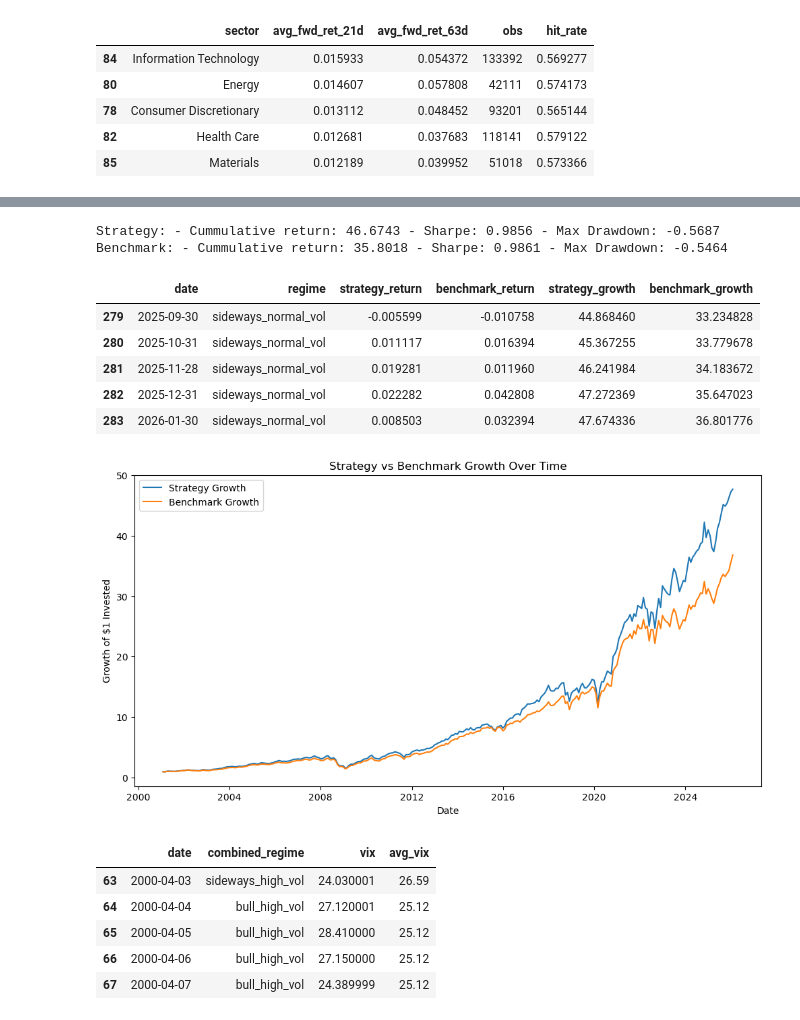
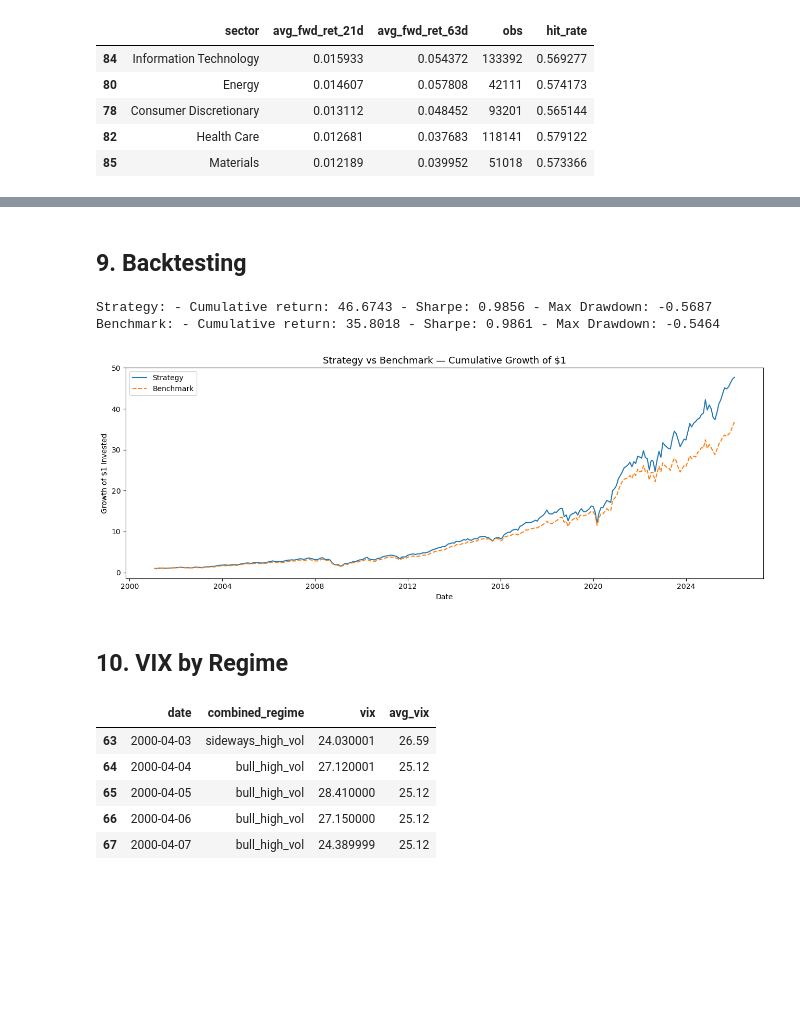
Before and after one commit to ediaz-usf/SP500-Analysis-Project, a Jupyter notebook: S&P_Analysis.ipynb, the cells around one changed output, grey strips where cells are left out. Saved outputs shown, nothing was run; the diff lists cells and outputs as text; code cells hidden in the pictures; blank space fills up the shorter version.

```diff
--- a/S&P_Analysis.ipynb
+++ b/S&P_Analysis.ipynb
@@ -556,3 +490,5 @@ Historically strongest sectors:
+# %% [markdown]
+## 9. Backtesting
 # %%
 
 # Get trading days timeline
@@ -627,59 +563,52 @@ results_df = results_df.sort_values('date').reset_index(drop=True)
 
 # Convert 21d forward returns into growth curves
 results_df['strategy_growth'] = (1 + results_df['strategy_return']).cumprod()
 results_df['benchmark_growth'] = (1 + results_df['benchmark_return']).cumprod()
 
 
 # Add sharpe-like ratio of the strategy
 mean_strategy_return = results_df['strategy_return'].mean()
 std_strategy_return = results_df['strategy_return'].std()
 strategy_sharpe = (mean_strategy_return / std_strategy_return) * np.sqrt(12)
 # Add sharpe-like ratio of the benchmark
 mean_benchmark_return = results_df['benchmark_return'].mean()
 std_benchmark_return = results_df['benchmark_return'].std()
 benchmark_sharpe = (mean_benchmark_return / std_benchmark_return) * np.sqrt(12)
 
 # Max drawdown
 peak = results_df['strategy_growth'].cummax()
 drawdown_series = results_df['strategy_growth'] / peak - 1
 max_drawdown_str = drawdown_series.min()
 # Max drawdown benchmark
 max_drawdown_benchk = (results_df['benchmark_growth'] / results_df['benchmark_growth'].cummax() - 1).min()
 
-# Cummulative return strategy
+# Cumulative return strategy
 cumm_return_str = results_df['strategy_growth'].iloc[-1] - 1
-# Cummulative return benchmark
+# Cumulative return benchmark
 cumm_return_benchk = results_df['benchmark_growth'].iloc[-1] - 1
 
 
 
-print(f"Strategy: - Cummulative return: {cumm_return_str:.4f} - Sharpe: {strategy_sharpe:.4f} - Max Drawdown: {max_drawdown_str:.4f}")
-print(f"Benchmark: - Cummulative return: {cumm_return_benchk:.4f} - Sharpe: {benchmark_sharpe:.4f} - Max Drawdown: {max_drawdown_benchk:.4f}")
+print(f"Strategy: - Cumulative return: {cumm_return_str:.4f} - Sharpe: {strategy_sharpe:.4f} - Max Drawdown: {max_drawdown_str:.4f}")
+print(f"Benchmark: - Cumulative return: {cumm_return_benchk:.4f} - Sharpe: {benchmark_sharpe:.4f} - Max Drawdown: {max_drawdown_benchk:.4f}")
 
 results_df.tail()
+# Strategy vs benchmark growth chart
+fig, ax = plt.subplots(figsize=(13, 5))
+ax.plot(results_df['date'], results_df['strategy_growth'],  label='Strategy',  linewidth=1.5)
+ax.plot(results_df['date'], results_df['benchmark_growth'], label='Benchmark', linewidth=1.5, linestyle='--')
+ax.set_title('Strategy vs Benchmark — Cumulative Growth of $1', fontsize=13)
+ax.set_xlabel('Date')
+ax.set_ylabel('Growth of $1 Invested')
+ax.legend()
+plt.tight_layout()
+plt.show()
 # %% [output]
-Strategy: - Cummulative return: 46.6743 - Sharpe: 0.9856 - Max Drawdown: -0.5687
-Benchmark: - Cummulative return: 35.8018 - Sharpe: 0.9861 - Max Drawdown: -0.5464
+Strategy: - Cumulative return: 46.6743 - Sharpe: 0.9856 - Max Drawdown: -0.5687
+Benchmark: - Cumulative return: 35.8018 - Sharpe: 0.9861 - Max Drawdown: -0.5464
-|  | date | regime | strategy_return | benchmark_return | strategy_growth | benchmark_growth |
-| 279 | 2025-09-30 | sideways_normal_vol | -0.005599 | -0.010758 | 44.868460 | 33.234828 |
-| 280 | 2025-10-31 | sideways_normal_vol | 0.011117 | 0.016394 | 45.367255 | 33.779678 |
-| 281 | 2025-11-28 | sideways_normal_vol | 0.019281 | 0.011960 | 46.241984 | 34.183672 |
-| 282 | 2025-12-31 | sideways_normal_vol | 0.022282 | 0.042808 | 47.272369 | 35.647023 |
-| 283 | 2026-01-30 | sideways_normal_vol | 0.008503 | 0.032394 | 47.674336 | 36.801776 |
+[figure, added]
-# %%
-plt.figure(figsize=(12,6))
-
-plt.plot(results_df['date'], results_df['strategy_growth'], label='Strategy Growth')
-plt.plot(results_df['date'], results_df['benchmark_growth'], label='Benchmark Growth')
-
-plt.title('Strategy vs Benchmark Growth Over Time')
-plt.xlabel('Date')
-plt.ylabel('Growth of $1 Invested')
-plt.legend()
-
-plt.show()
-# %% [output]
-[figure, removed]
+# %% [markdown]
+## 10. VIX by Regime
 # %%
 from datetime import datetime
 
```
Also changed, not shown: parts of 29 cells of this notebook.
